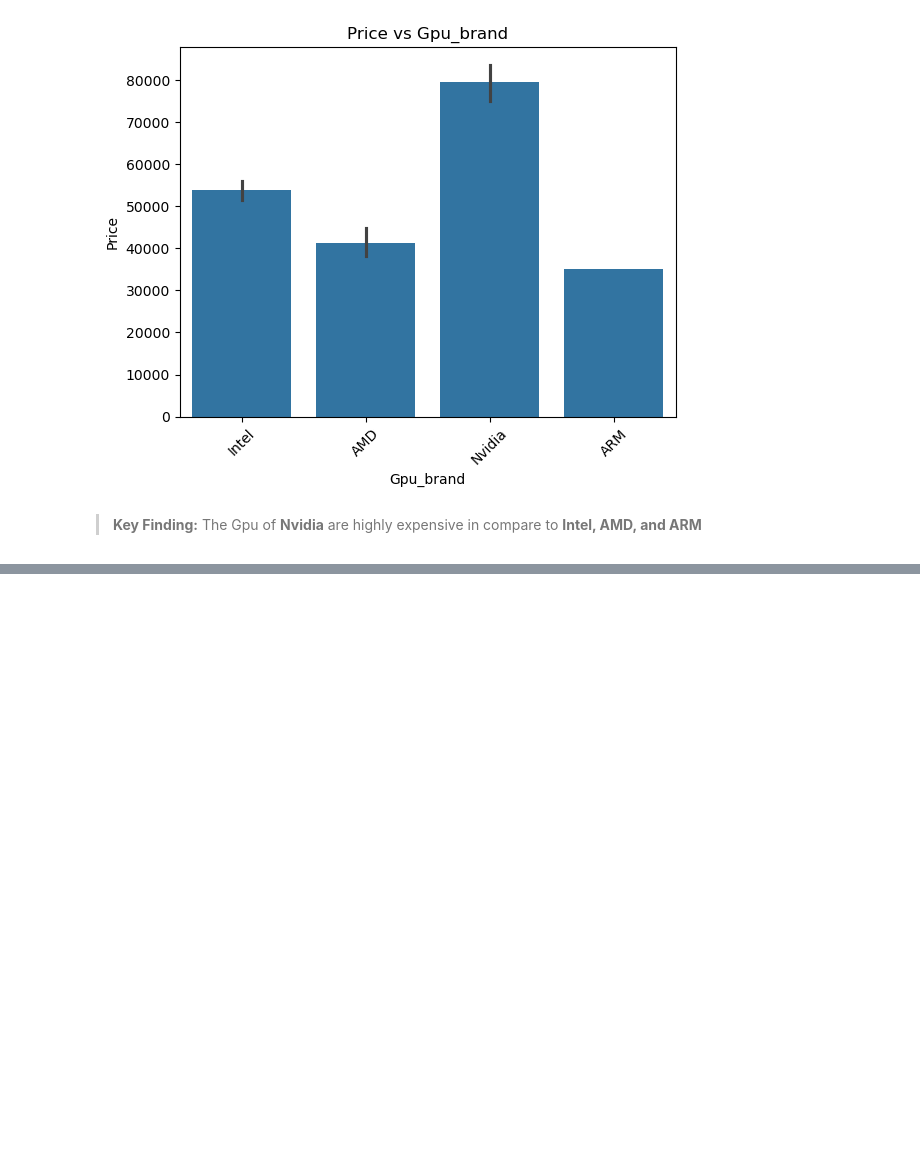
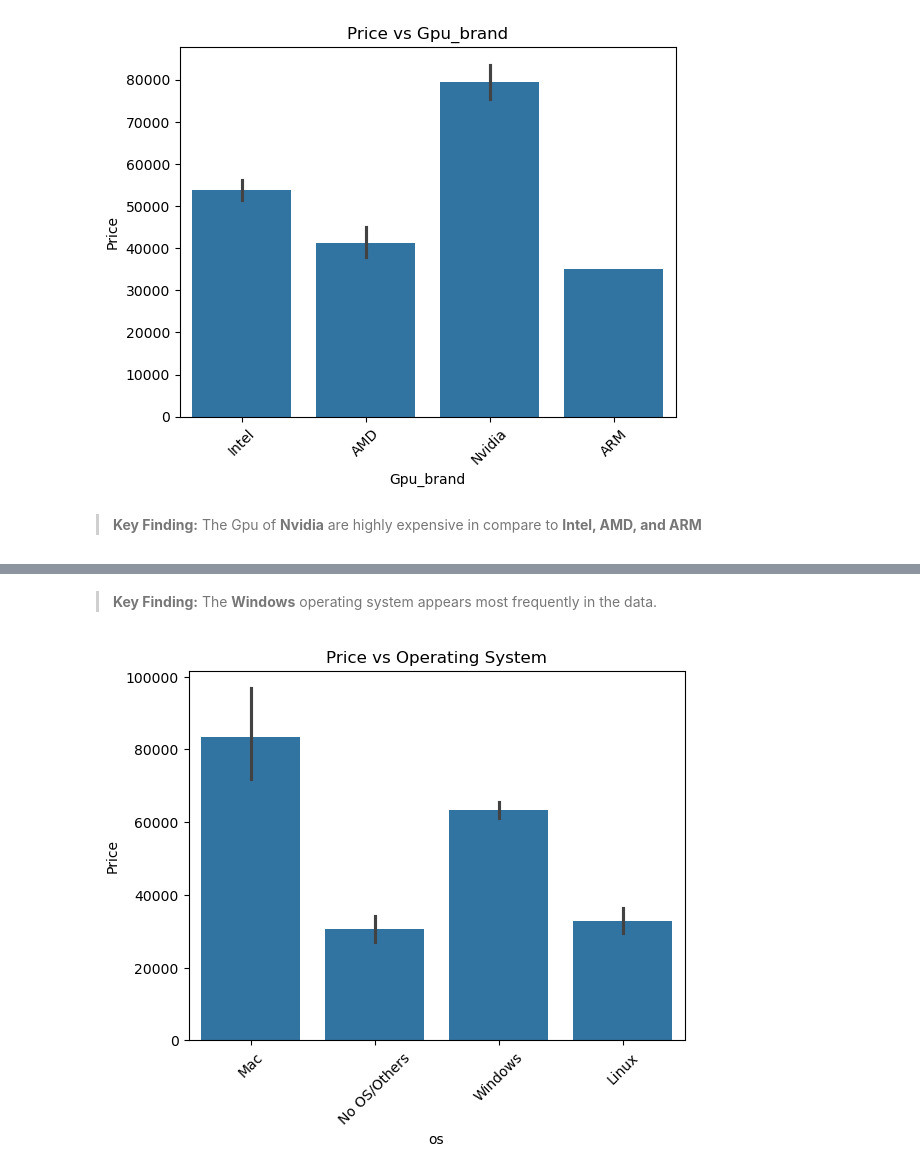
Before and after one commit to proshanta-pal/Laptop-Price-Prediction-using-Machine-Learning, a Jupyter notebook: notebooks/laptop_price_prediction.ipynb, the cells around one changed output, grey strips where cells are left out. Cells and saved outputs as stored; diff of their text form; code cells hidden in the pictures; blank space fills up the shorter version.

```diff
--- a/notebooks/laptop_price_prediction.ipynb
+++ b/notebooks/laptop_price_prediction.ipynb
@@ -570,0 +613,11 @@ plt.show()
+# %% [markdown]
+> **Key Finding:** The **Windows** operating system appears most frequently in the data.
+# %%
+# How the Operating System affect laptop prices?
+sns.barplot(data=df, x='os', y='Price')
+plt.title("Price vs Operating System")
+plt.xticks(rotation=45)
+plt.savefig("../outputs/figures/14_price_vs_os.png", dpi=150, bbox_inches="tight")
+plt.show()
+# %% [output]
+[figure, added]
```
Also changed, not shown: parts of 16 cells of this notebook, 10 other files.
